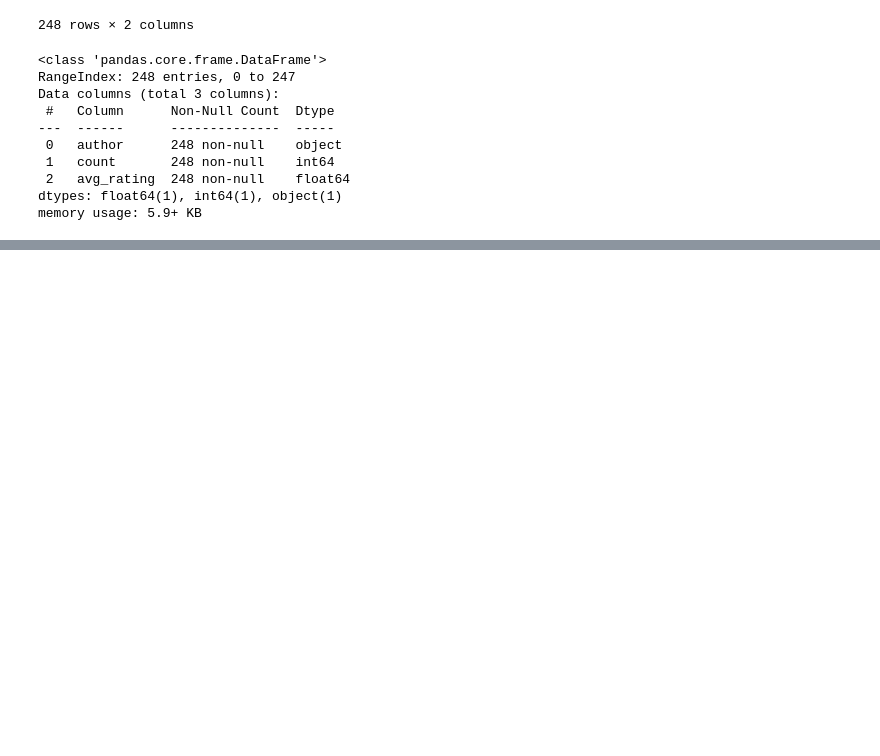
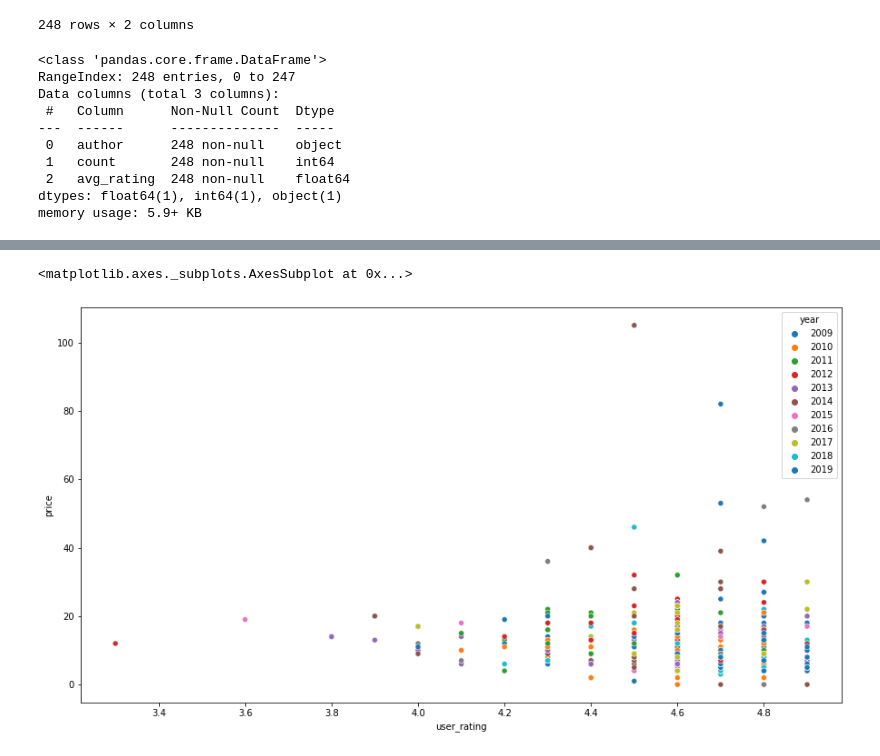
Before and after one commit to Susanna-Salata/goit-DS, a Jupyter notebook: GoIT_DS_HomeWork_2_3.ipynb, the cells around one changed output, grey strips where cells are left out. Drawn from its saved outputs; the diff is of its cells as text; code cells hidden in the pictures; blank space fills up the shorter version.

```diff
--- a/GoIT_DS_HomeWork_2_3.ipynb
+++ b/GoIT_DS_HomeWork_2_3.ipynb
@@ -355,0 +374,6 @@ memory usage: 5.9+ KB
+# %%
+plt.figure(figsize=(15,8))
+sns.scatterplot(data=df, x="user_rating", y="price", hue="year", palette="tab10")
+# %% [output]
+<matplotlib.axes._subplots.AxesSubplot at 0x...>
+[figure, added]
```
Also changed, not shown: parts of 4 cells of this notebook.
